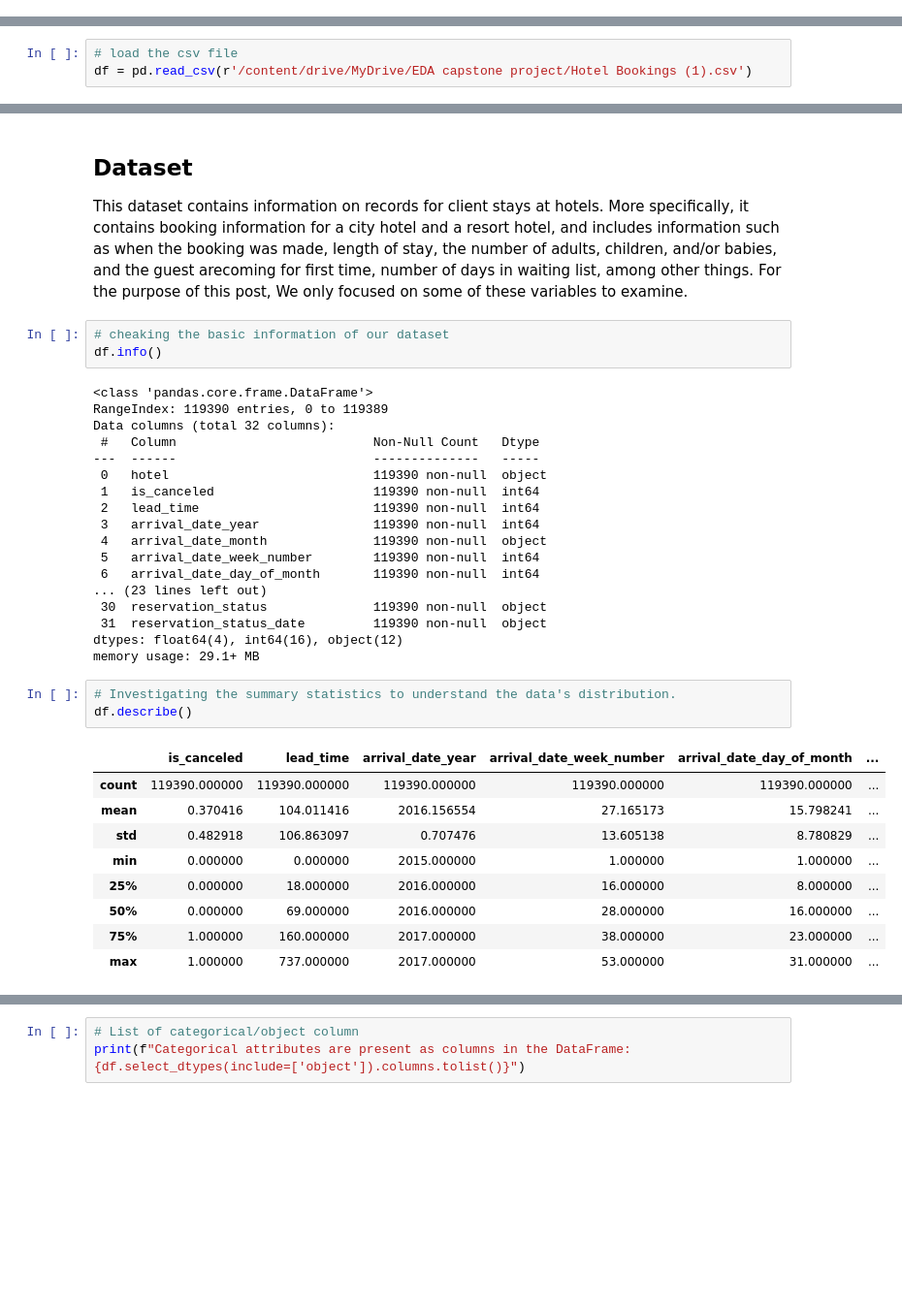
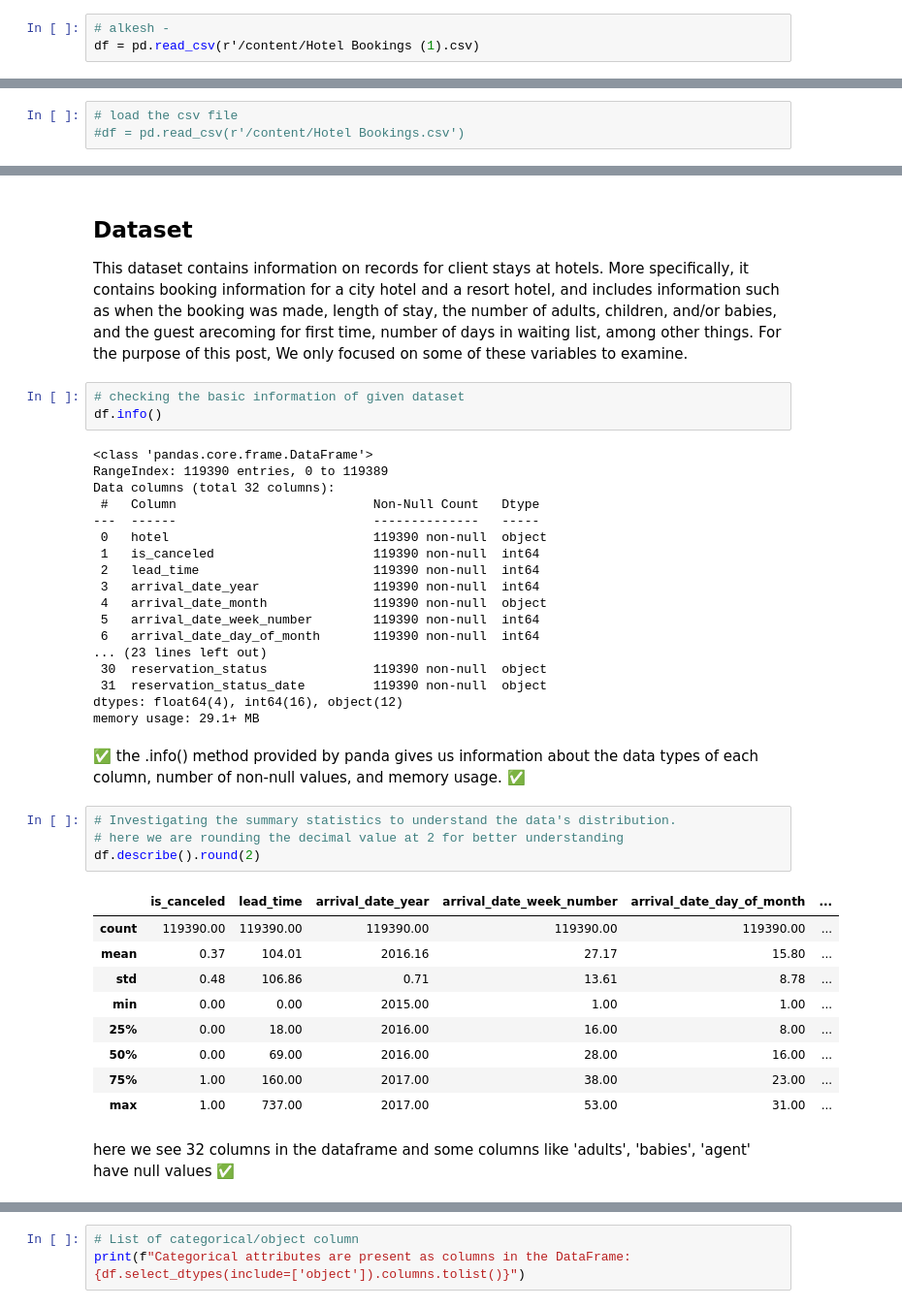
Before and after one commit to kirnapure/hotel-booking-analysis, a Jupyter notebook: Trinity_AVI_,hotel_booking_analysis.ipynb, the cells around one changed output, grey strips where cells are left out. Shown at 97% size. Saved outputs shown, nothing was run; the diff lists cells and outputs as text; blank space fills up the shorter version.

```diff
--- a/Trinity_AVI_,hotel_booking_analysis.ipynb
+++ b/Trinity_AVI_,hotel_booking_analysis.ipynb
@@ -31,0 +27,3 @@ Mounted at /content/drive
+# %%
+# alkesh -
+df = pd.read_csv(r'/content/Hotel Bookings (1).csv)
@@ -32,6 +36,6 @@ Mounted at /content/drive
 # %%
 # load the csv file
-df = pd.read_csv(r'/content/drive/MyDrive/EDA capstone project/Hotel Bookings (1).csv')
+#df = pd.read_csv(r'/content/Hotel Bookings.csv')
 # %%
 # before cleaning the data total number of rows and columns in data
 print(f"We have total {df.shape[0]} rows and {df.shape[1]} columns")
@@ -95,7 +69,7 @@ df.tail(15)
 ## **Dataset**
 This dataset contains information on records for client stays at hotels. More specifically, it contains booking information for a city hotel and a resort hotel, and includes information such as when the booking was made, length of stay, the number of adults, children, and/or babies, and the guest arecoming for first time, number of days in waiting list, among other things. For the purpose of this post, We only focused on some of these variables to examine.
 # %%
-# cheaking the basic information of our dataset
+# checking the basic information of given dataset
 df.info()
 # %% [output]
 <class 'pandas.core.frame.DataFrame'>
@@ -115,16 +89,21 @@ Data columns (total 32 columns):
  31  reservation_status_date         119390 non-null  object
 dtypes: float64(4), int64(16), object(12)
 memory usage: 29.1+ MB
+# %% [markdown]
+✅ the .info() method provided by panda gives us information about the data types of each column, number of non-null values, and memory usage. ✅
 # %%
 # Investigating the summary statistics to understand the data's distribution.
-df.describe()
+# here we are rounding the decimal value at 2 for better understanding
+df.describe().round(2)
 # %% [output]
 |  | is_canceled | lead_time | arrival_date_year | arrival_date_week_number | arrival_date_day_of_month | ... |
-| count | 119390.000000 | 119390.000000 | 119390.000000 | 119390.000000 | 119390.000000 | ... |
-| mean | 0.370416 | 104.011416 | 2016.156554 | 27.165173 | 15.798241 | ... |
-| std | 0.482918 | 106.863097 | 0.707476 | 13.605138 | 8.780829 | ... |
-| min | 0.000000 | 0.000000 | 2015.000000 | 1.000000 | 1.000000 | ... |
-| 25% | 0.000000 | 18.000000 | 2016.000000 | 16.000000 | 8.000000 | ... |
-| 50% | 0.000000 | 69.000000 | 2016.000000 | 28.000000 | 16.000000 | ... |
-| 75% | 1.000000 | 160.000000 | 2017.000000 | 38.000000 | 23.000000 | ... |
-| max | 1.000000 | 737.000000 | 2017.000000 | 53.000000 | 31.000000 | ... |
+| count | 119390.00 | 119390.00 | 119390.00 | 119390.00 | 119390.00 | ... |
+| mean | 0.37 | 104.01 | 2016.16 | 27.17 | 15.80 | ... |
+| std | 0.48 | 106.86 | 0.71 | 13.61 | 8.78 | ... |
+| min | 0.00 | 0.00 | 2015.00 | 1.00 | 1.00 | ... |
+| 25% | 0.00 | 18.00 | 2016.00 | 16.00 | 8.00 | ... |
+| 50% | 0.00 | 69.00 | 2016.00 | 28.00 | 16.00 | ... |
+| 75% | 1.00 | 160.00 | 2017.00 | 38.00 | 23.00 | ... |
+| max | 1.00 | 737.00 | 2017.00 | 53.00 | 31.00 | ... |
+# %% [markdown]
+here we see 32 columns in the dataframe and some columns like 'adults', 'babies', 'agent' have null values ✅
```
Also changed, not shown: parts of 58 cells of this notebook.
